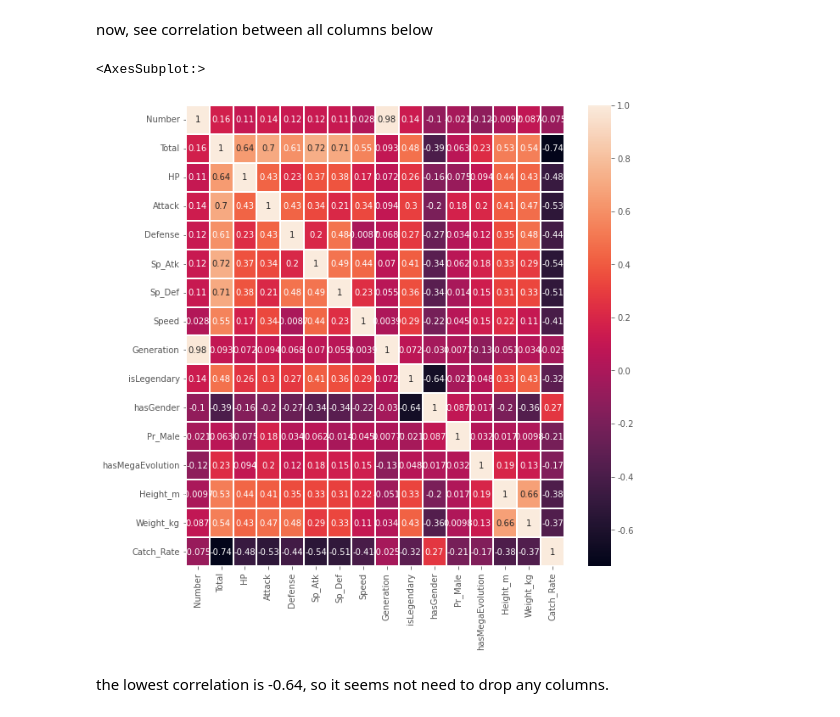
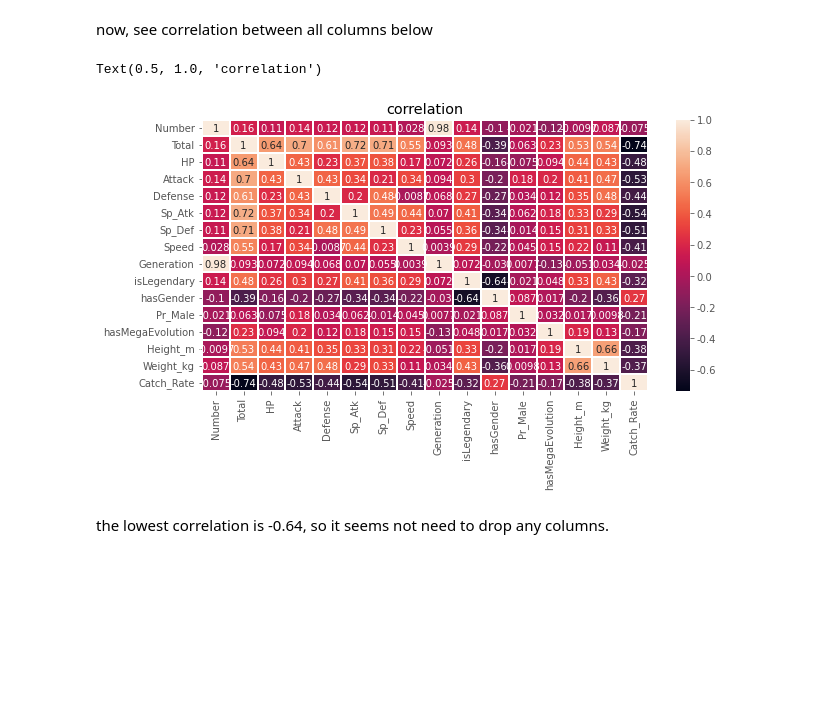
Before and after one commit to MarsSeo/kaggle, a Jupyter notebook: pokemon-data-visualization-is-or-not-legendary.ipynb, the cells around one changed output. Cells and saved outputs as stored; diff of their text form; code cells hidden in the pictures; blank space fills up the shorter version.

```diff
--- a/pokemon-data-visualization-is-or-not-legendary.ipynb
+++ b/pokemon-data-visualization-is-or-not-legendary.ipynb
@@ -126,14 +126,14 @@ now, see correlation between all columns below
 # %%
 # # used heatmap here
 # mask = np.array(pokemon.corr())
 # mask[np.tril_indices_from(mask)] = False
 
-plt.figure(figsize=(10,10))
+plt.figure(figsize=(10,5))
 # sns.heatmap(pokemon.corr(), annot=True,linewidths=.3)
-sns.heatmap(pokemon.corr(), annot=True,linewidths=.3)
+sns.heatmap(pokemon.corr(), annot=True,linewidths=.3).set_title('correlation')
 # %% [output]
-<AxesSubplot:>
+Text(0.5, 1.0, 'correlation')
-[figure, old version]
+[figure, new version]
 # %% [markdown]
 the lowest correlation is -0.64, so it seems not need to drop any columns.
 # %% [markdown]
```
Also changed, not shown: parts of 13 cells of this notebook.
